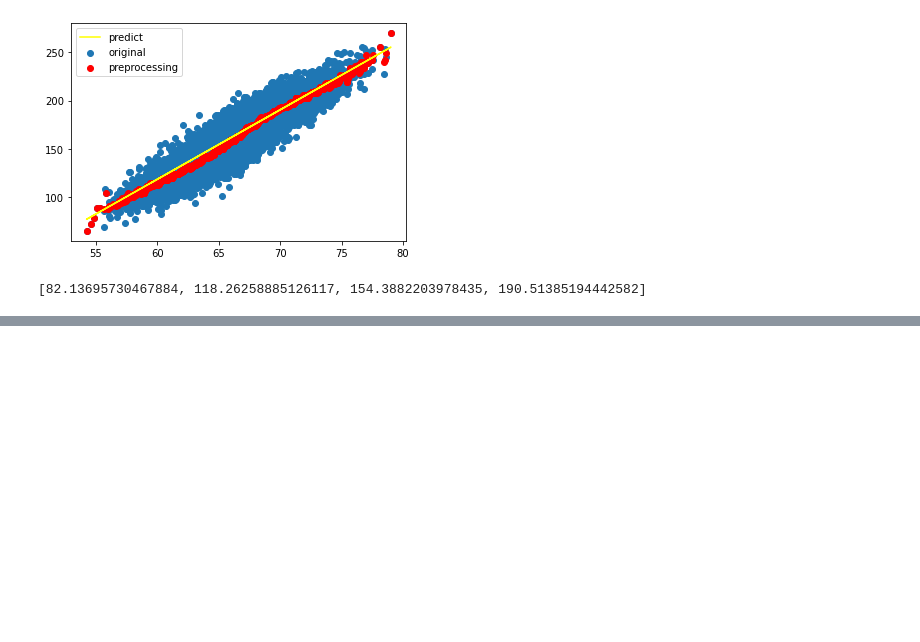
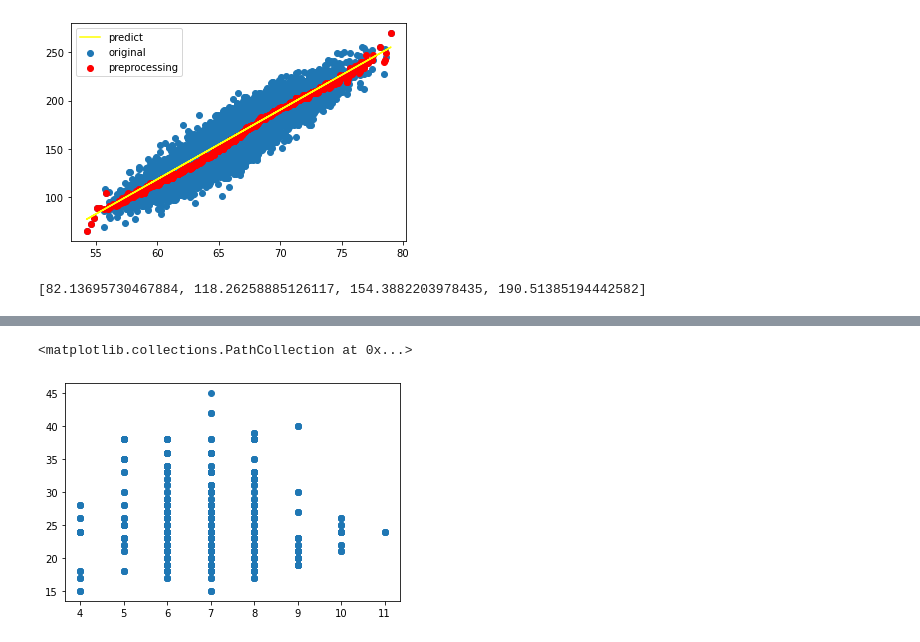
Before and after one commit to SimplePro/PcmLinearRegression, a Jupyter notebook: CustomML/test.ipynb, the cells around one changed output, grey strips where cells are left out. Drawn from its saved outputs; the diff is of its cells as text; code cells hidden in the pictures; blank space fills up the shorter version.

```diff
--- a/CustomML/test.ipynb
+++ b/CustomML/test.ipynb
@@ -63,0 +69,3 @@ print(pred)
+# %%
+df = pd.read_csv("./diabetes_dataset__2019.csv ")
+df.head()
@@ -63,0 +91,3 @@ print(pred)
+# %%
+df["BMI"] = df["BMI"].fillna(26)
+df.isna().sum()
@@ -63,0 +114,5 @@ print(pred)
+# %%
+bmis = np.array(df["BMI"].tolist())
+sleeps = np.array(df["Sleep"].tolist())
+print(bmis)
+print(sleeps)
@@ -63,0 +137,5 @@ print(pred)
+# %%
+plt.scatter(sleeps, bmis)
+# %% [output]
+<matplotlib.collections.PathCollection at 0x...>
+[figure, added]
```
Also changed, not shown: parts of 8 cells of this notebook.
